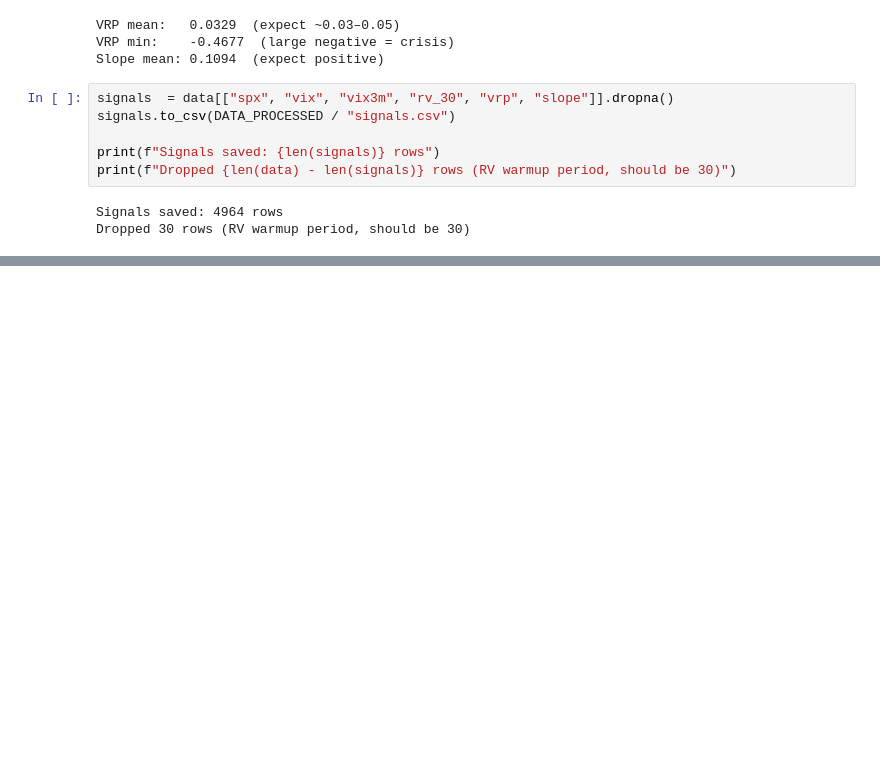
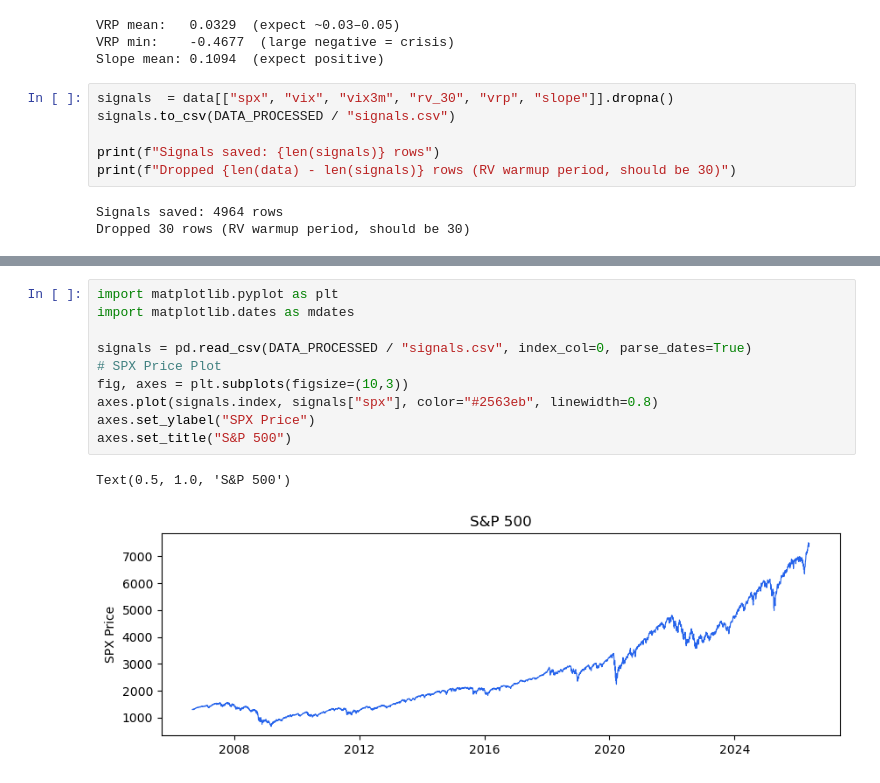
Before and after one commit to rtkyboba/vrp-regime-detection-strategy, a Jupyter notebook: notebooks/02_signal_construction.ipynb, the cells around one changed output, grey strips where cells are left out. Cells and saved outputs as stored; diff of their text form; blank space fills up the shorter version.

Commit message:
feat(signal_construction): Added visuals for VRP signals (Premium price, S&P500 price, Term Structure)

```diff
--- a/notebooks/02_signal_construction.ipynb
+++ b/notebooks/02_signal_construction.ipynb
@@ -104,0 +63,13 @@ Chart saved.
+# %%
+import matplotlib.pyplot as plt
+import matplotlib.dates as mdates
+
+signals = pd.read_csv(DATA_PROCESSED / "signals.csv", index_col=0, parse_dates=True)
+# SPX Price Plot
+fig, axes = plt.subplots(figsize=(10,3))
+axes.plot(signals.index, signals["spx"], color="#2563eb", linewidth=0.8)
+axes.set_ylabel("SPX Price")
+axes.set_title("S&P 500")
+# %% [output]
+Text(0.5, 1.0, 'S&P 500')
+[figure, added]
```
Also changed, not shown: parts of 3 cells of this notebook.
